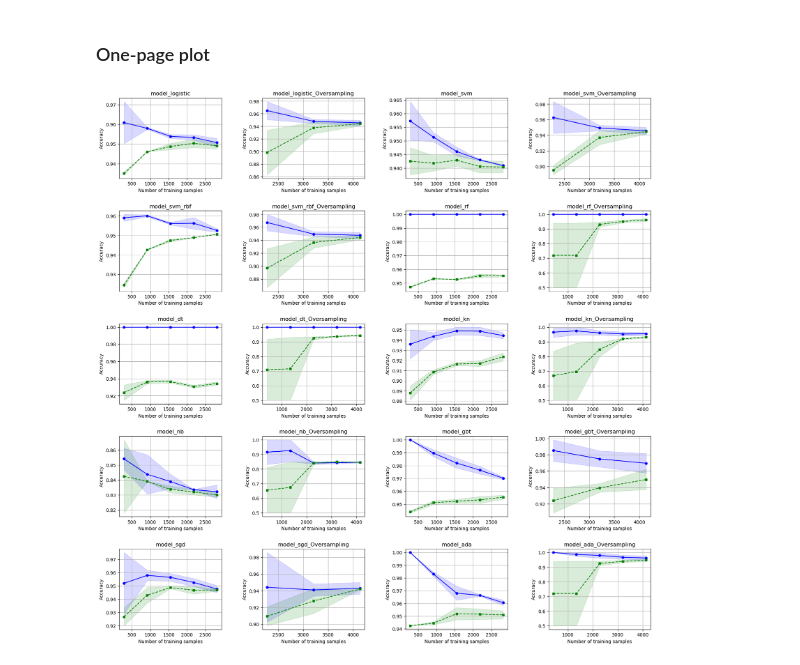
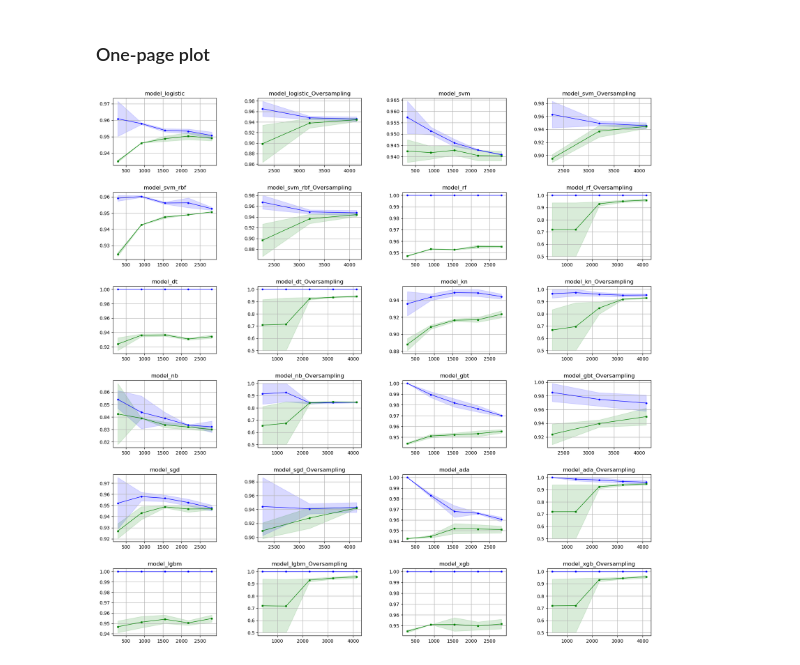
Before and after one commit to uhyozzy/TelecomChurnPrediction, a Jupyter notebook: modeling/Modeling.ipynb, the cells around one changed output. Drawn from its saved outputs; the diff is of its cells as text; code cells hidden in the pictures.

Commit message:
model 확인 결과 3종 및 개인 확인 결과 ignore

```diff
--- a/modeling/Modeling.ipynb
+++ b/modeling/Modeling.ipynb
@@ -305,3 +386,7 @@ x_train_over.shape, y_train_over.shape, x_train.shape, y_train.shape, x_test.sha
 # %%
 # Preprocessing done data loading
 x_train, x_test = x_train_scaled_encoded.copy(), x_test_scaled_encoded.copy()
+# %%
+model_logistic = LogisticRegression()
+acc_val_calc(model_logistic, x_train, y_train, x_test, y_test)
+learn_valid_curve_plot(model_logistic, x_train, y_train)
@@ -1003,0 +1362,23 @@ plt.show()
+# %%
+train_sizes, train_scores, test_scores = learning_curve(estimator=model_xgb, X=x_train_over, y=y_train_over, cv=2, n_jobs=1)
+
+train_mean = np.mean(train_scores, axis=1)
+train_std = np.std(train_scores, axis=1)
+test_mean = np.mean(test_scores, axis=1)
+test_std = np.std(test_scores, axis=1)
+
+plt.plot(train_sizes, train_mean, color='blue', marker='o', markersize=3, label='Training accuracy', linewidth=1)
+plt.fill_between(train_sizes, train_mean + train_std, train_mean - train_std, alpha=0.15, color='blue')
+
+plt.plot(train_sizes, test_mean, color='green', marker='s', markersize=3, label='Validation accuracy', linewidth=1)
+plt.fill_between(train_sizes, test_mean + test_std, test_mean - test_std, alpha=0.15, color='green')
+
+plt.grid()
+plt.axhline(val_score.mean(), color='red', linestyle='--', linewidth=1)
+plt.axhline(acc_score, color='gray', linestyle='--', linewidth=1)
+plt.xlabel('Number of training samples')
+plt.ylabel('Accuracy')
+plt.legend(loc='lower right')
+plt.ylim([0.8, 1.03])
+plt.tight_layout()
+plt.show()
@@ -1009,13 +1392,15 @@ def learn_vali_plot(axes, rows, cols, datas_num):
     [model_svm_rbf,model_svm_rbf,model_rf,model_rf],
     [model_dt,model_dt,model_kn,model_kn],
     [model_nb,model_nb,model_gbt,model_gbt],
-    [model_sgd,model_sgd,model_ada,model_ada]]
+    [model_sgd,model_sgd,model_ada,model_ada],
+    [model_lgbm,model_lgbm,model_xgb,model_xgb]]
 
     models_name = [['model_logistic','model_logistic','model_svm','model_svm'],
     ['model_svm_rbf','model_svm_rbf','model_rf','model_rf'],
     ['model_dt','model_dt','model_kn','model_kn'],
     ['model_nb','model_nb','model_gbt','model_gbt'],
-    ['model_sgd','model_sgd','model_ada','model_ada']]
+    ['model_sgd','model_sgd','model_ada','model_ada'],
+    ['model_lgbm','model_lgbm','model_xgb','model_xgb']]
 
     datas = [[x_train, y_train], [x_train_over, y_train_over]]
 
@@ -1023,20 +1408,20 @@ def learn_vali_plot(axes, rows, cols, datas_num):
 
     train_sizes, train_scores, test_scores = learning_curve(estimator=models[rows][cols], X=datas[datas_num][0], y=datas[datas_num][1], cv=2, n_jobs=1)
 
+    predict_result = model_xgb.predict(x_test)
+
     train_mean = np.mean(train_scores, axis=1)
     train_std = np.std(train_scores, axis=1)
     test_mean = np.mean(test_scores, axis=1)
     test_std = np.std(test_scores, axis=1)
 
-    axes[rows, cols].plot(train_sizes, train_mean, color='blue', marker='o', markersize=5, label='Training accuracy')
+    axes[rows, cols].plot(train_sizes, train_mean, color='blue', marker='o', markersize=3, label='Training accuracy', linewidth=1)
     axes[rows, cols].fill_between(train_sizes, train_mean + train_std, train_mean - train_std, alpha=0.15, color='blue')
 
-    axes[rows, cols].plot(train_sizes, test_mean, color='green', linestyle='--', marker='s', markersize=5, label='Validation accuracy')
+    axes[rows, cols].plot(train_sizes, test_mean, color='green', marker='s', markersize=3, label='Validation accuracy', linewidth=1)
     axes[rows, cols].fill_between(train_sizes, test_mean + test_std, test_mean - test_std, alpha=0.15, color='green')
 
     axes[rows, cols].grid()
-    axes[rows, cols].set_xlabel('Number of training samples')
-    axes[rows, cols].set_ylabel('Accuracy')
 
     if datas_name[datas_num][0] == 'x_train':
         axes[rows, cols].set_title(models_name[rows][cols])
@@ -1047,16 +1432,16 @@ def learn_vali_plot(axes, rows, cols, datas_num):
     # axes[rows, cols].ylim([0.8, 1.03])
     # axes[rows, cols].tight_layout()
 # %%
-fig, ax = plt.subplots(nrows=5, ncols=4, figsize=(20,20))
+fig, ax = plt.subplots(nrows=6, ncols=4, figsize=(20,20))
 
-for i in range(5):
+for i in range(6):
     for j, k in zip(range(4), [0,1,0,1]):
         # print(i, j, k)
         learn_vali_plot(ax, i, j, k)
 
 plt.subplots_adjust(left=0.1, right=0.9, bottom=0.1, top=0.9, wspace=0.4, hspace=0.4)
 plt.show()
 # %% [output]
-[figure, old version]
+[figure, new version]
 # %% [markdown]
 ![image.png](attachment:image.png)
```
Also changed, not shown: parts of 35 cells of this notebook, 3 other files.
